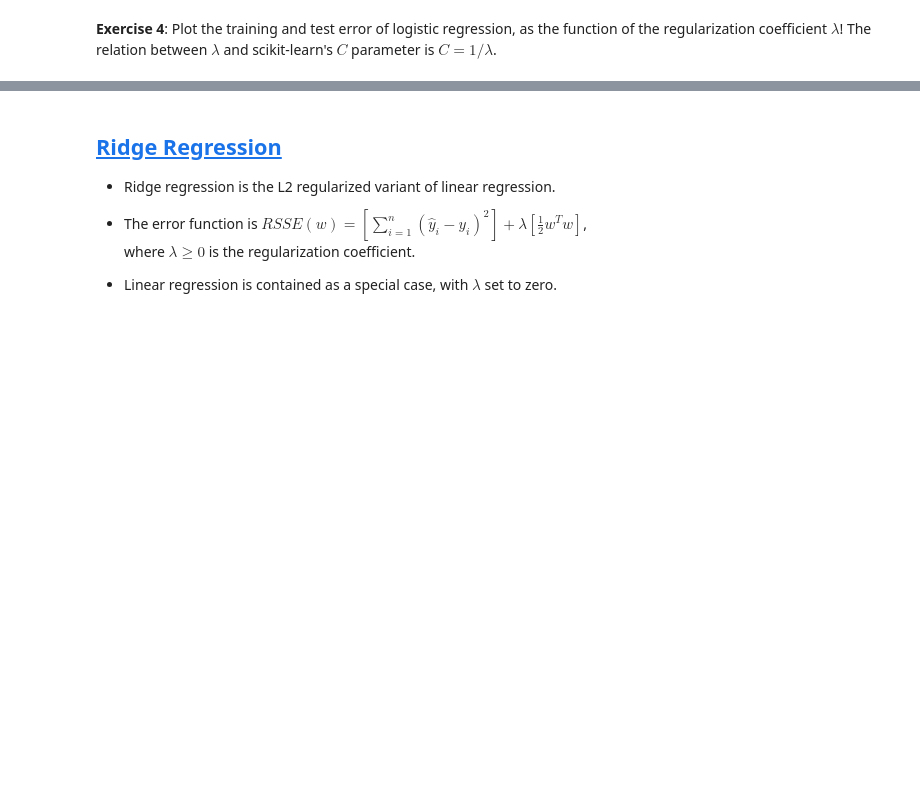
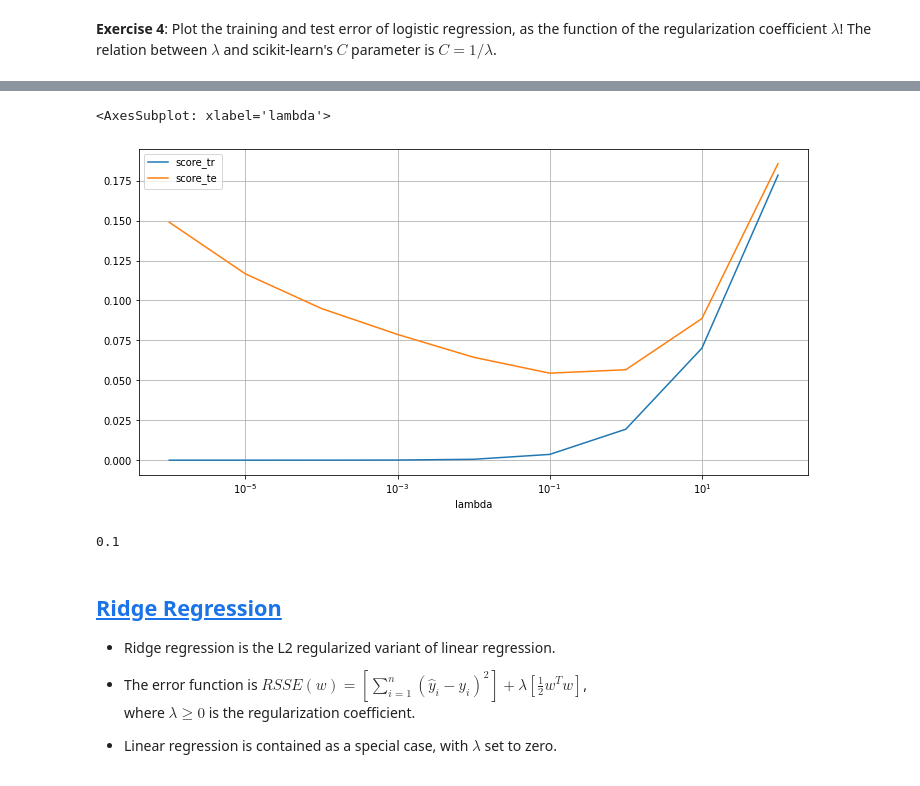
Before and after one commit to ThaerAlkassab/Thaer, a Jupyter notebook: ML course/04_en.ipynb, the cells around one changed output, grey strips where cells are left out. Saved outputs shown, nothing was run; the diff lists cells and outputs as text; code cells hidden in the pictures; blank space fills up the shorter version.

```diff
--- a/ML course/04_en.ipynb
+++ b/ML course/04_en.ipynb
@@ -298,3 +386,14 @@ scores_tr, scores_te
+# %%
+df_res = pd.DataFrame(data).set_index('lambda')
+df_res.plot(figsize=(12, 6), grid=True, logx=True)
+# %% [output]
+<AxesSubplot: xlabel='lambda'>
+[figure, added]
+# %%
+# optimal lambda value
+df_res['score_te'].idxmin()
+# %% [output]
+0.1
 # %% [markdown]
 ## [Ridge Regression](https://en.wikipedia.org/wiki/Ridge_regression)
 
```
Also changed, not shown: parts of 16 cells of this notebook, 6 other files.
